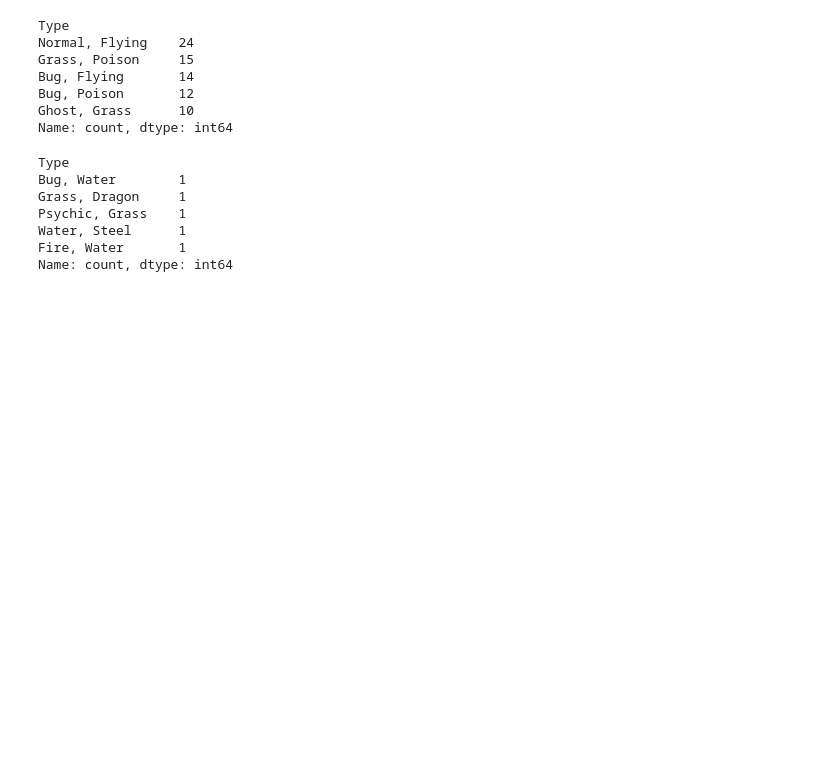
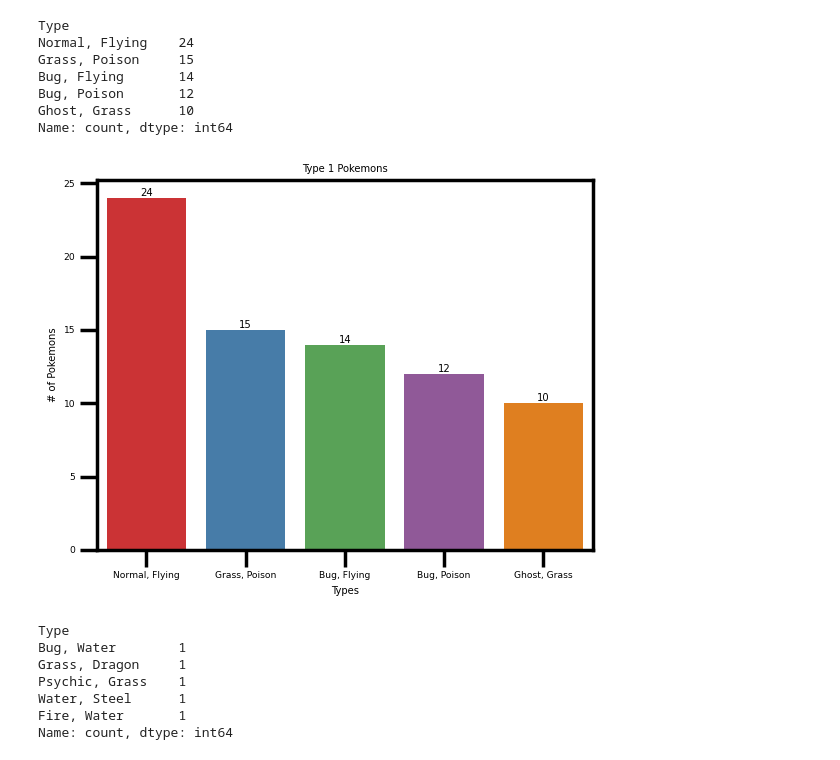
Before and after one commit to RuloVH7/pokeProject, a Jupyter notebook: FinalPokeProject.ipynb, the cells around one changed output. Drawn from its saved outputs; the diff is of its cells as text; code cells hidden in the pictures; blank space fills up the shorter version.

```diff
--- a/FinalPokeProject.ipynb
+++ b/FinalPokeProject.ipynb
@@ -769,6 +775,22 @@ Bug, Flying       14
 Bug, Poison       12
 Ghost, Grass      10
 Name: count, dtype: int64
+# %%
+# It will be used the same plot from Question 1 with some additional features:
+
+# order= Will arrange our plot from the highest number to the lowest from the column 'Type' using the value_counts function
+
+# .index[0:5] will show only the top 5, similar than Head(5)
+bar_graph2 = sns.countplot(data=two_types, x=two_types['Type'], order=two_types['Type'].value_counts().index[0:5], palette='Set1')
+sns.set_context("poster", font_scale = 0.3, rc={"grid.linewidth": 0.6})
+bar_graph2.set_title('Type 1 Pokemons')
+bar_graph2.set_xlabel('Types')
+bar_graph2.set_ylabel('# of Pokemons')
+for label in bar_graph2.containers:
+    bar_graph2.bar_label(label)
+plt.show()
+# %% [output]
+[figure, added]
 # %%
 # Now for the less repeated
 two_types.Type.value_counts().tail(5)
```
Also changed, not shown: parts of 7 cells of this notebook.
